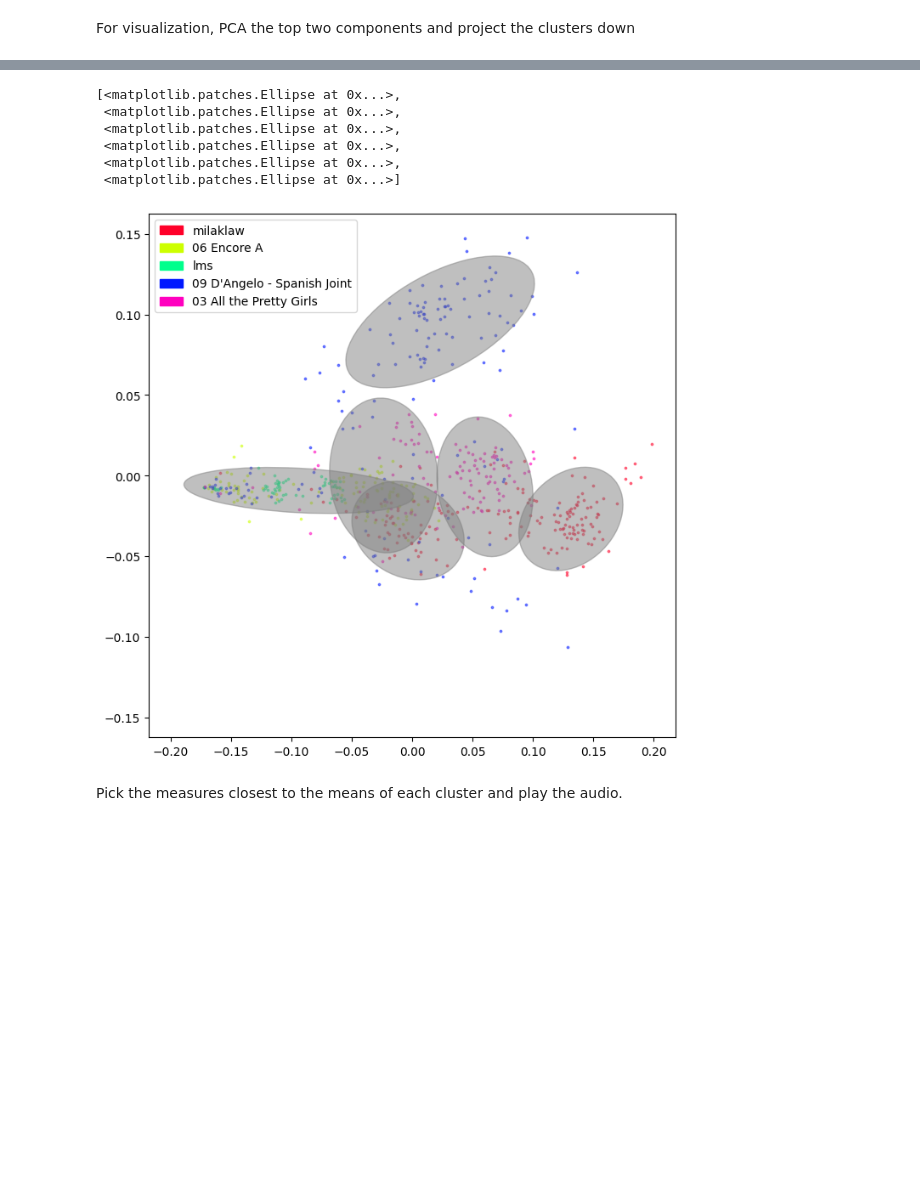
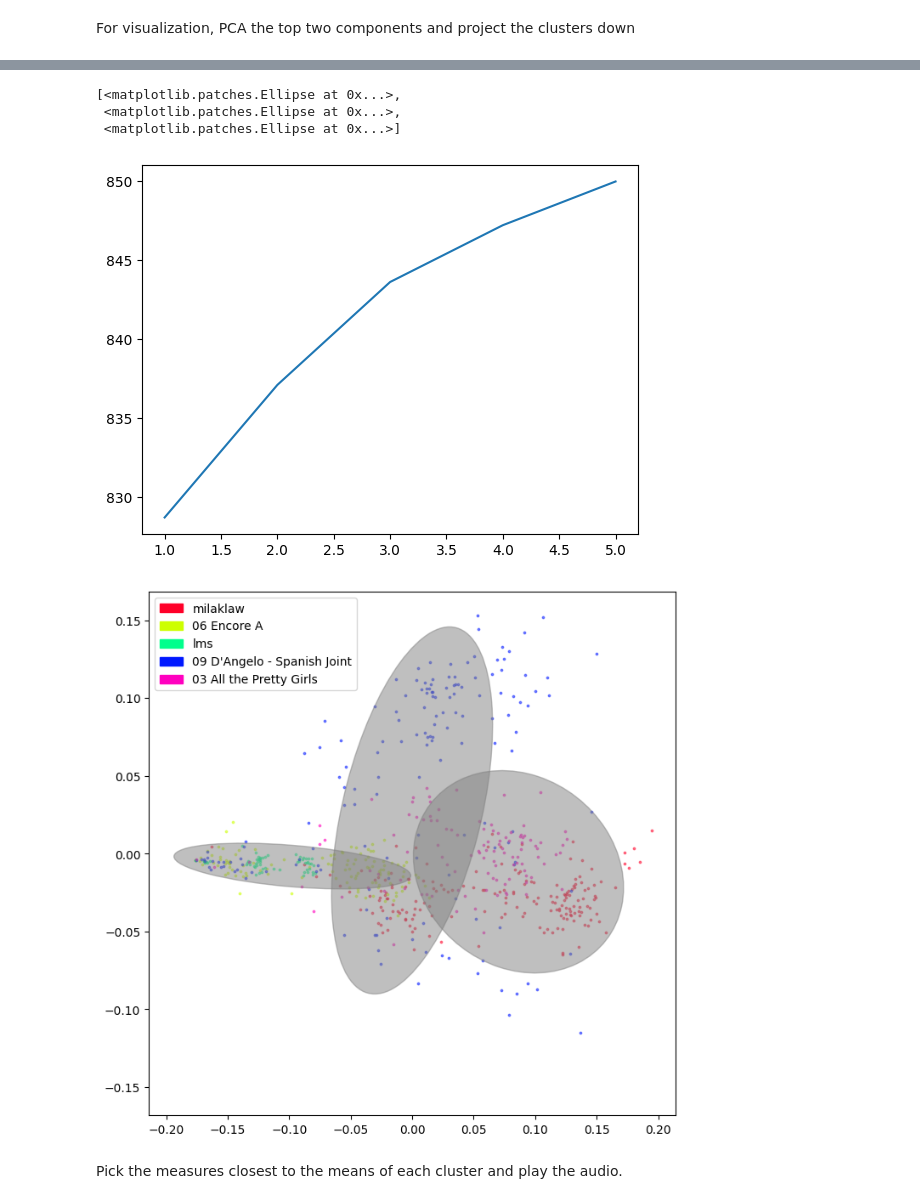
Before and after one commit to chenhi/groove_gang, a Jupyter notebook: demo_intraclustering.ipynb, the cells around one changed output, grey strips where cells are left out. Drawn from its saved outputs; the diff is of its cells as text; code cells hidden in the pictures; blank space fills up the shorter version.

```diff
--- a/demo_intraclustering.ipynb
+++ b/demo_intraclustering.ipynb
@@ -108,7 +108,8 @@ The autoreload extension is already loaded. To reload it, use:
 # %% [markdown]
 # Clustering single song
 # %%
-proc_fn = groove.downbeats.smooth_power
+#proc_fn = groove.embedding.smooth_power
+proc_fn = groove.embedding.segmented_smooth_power
 
 divs = np.array([3, 4, 6, 8, 9, 12, 15, 16, 18, 20, 21, 24])
 wts = 1/np.sqrt(divs)
@@ -128,7 +129,7 @@ data_list = []
 file_indices_list = []
 indices_list = []
 for i, (file, ext) in enumerate(file_list):
-    data_list.append(load_bar_embedding_total(file, divisions=divs, weights=wts, process=smooth_power, kernel_width=30, ext=ext))
+    data_list.append(load_bar_embedding_total(file, divisions=divs, weights=wts, process=proc_fn, kernel_width=30, ext=ext))
     file_indices_list.append(np.full((data_list[i].shape[0],), i))
     indices_list.append(np.arange(data_list[i].shape[0]))
 
@@ -185,7 +186,8 @@ Samples from milaklaw
 # %% [markdown]
 Load the file and process data using the embedding
 # %%
-proc_fn = groove.downbeats.smooth_power
+proc_fn = groove.embedding.smooth_power
+#proc_fn = groove.embedding.segmented_smooth_power
 
 divs = np.array([3, 4, 6, 8, 9, 12, 15, 16, 18, 20, 21, 24])
 wts = 1/np.sqrt(divs)
@@ -202,7 +204,7 @@ data_list = []
 file_indices_list = []
 indices_list = []
 for i, (file, ext) in enumerate(file_list):
-    data_list.append(load_bar_embedding_total(file, divisions=divs, weights=wts, process=smooth_power, kernel_width=30, ext=ext))
+    data_list.append(load_bar_embedding_total(file, divisions=divs, weights=wts, process=proc_fn, kernel_width=30, ext=ext))
     file_indices_list.append(np.full((data_list[i].shape[0],), i))
     indices_list.append(np.arange(data_list[i].shape[0]))
 
@@ -234,8 +234,8 @@ For visualization, PCA the top two components and project the clusters down
 #gm, pca = do_clustering(data, confidence_limit=c, cluster_threshold=0.3, overlap_allowance=0.2, use_weights=False, verbose=True)
 
 c = .8
-gm, pca = do_clustering(data, method='naive', max_clusters=20, confidence_limit=c, cluster_threshold=0.3/len(file_list), overlap_allowance=1, use_weights=False, verbose=True)
-
+#gm, pca = do_clustering(data, method='naive', max_clusters=20, confidence_limit=c, cluster_threshold=0.3/len(file_list), overlap_allowance=1, use_weights=False, verbose=True)
+gm, pca = do_clustering(data, method='score', verbose=True)
 
 do_projected_plot(gm, pca, data, c, data_list=data_list, file_list=file_list)
 # %% [output]
@@ -259,10 +259,8 @@ PCA values: [2.21491854 1.06990988]
 [<matplotlib.patches.Ellipse at 0x...>,
  <matplotlib.patches.Ellipse at 0x...>,
- <matplotlib.patches.Ellipse at 0x...>,
- <matplotlib.patches.Ellipse at 0x...>,
- <matplotlib.patches.Ellipse at 0x...>,
  <matplotlib.patches.Ellipse at 0x...>]
-[figure, old version]
+[figure, new version]
+[figure, added]
 # %% [markdown]
 Pick the measures closest to the means of each cluster and play the audio.
 # %%
```
Also changed, not shown: parts of 7 cells of this notebook, 5 other files.
